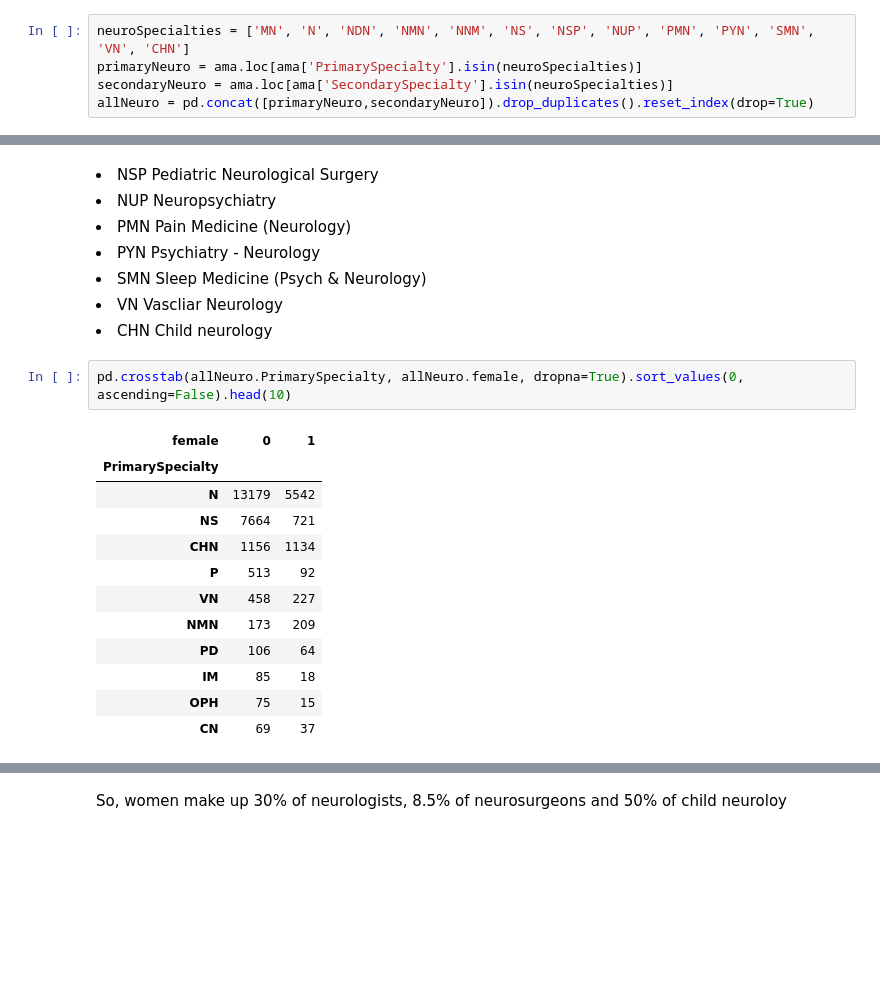
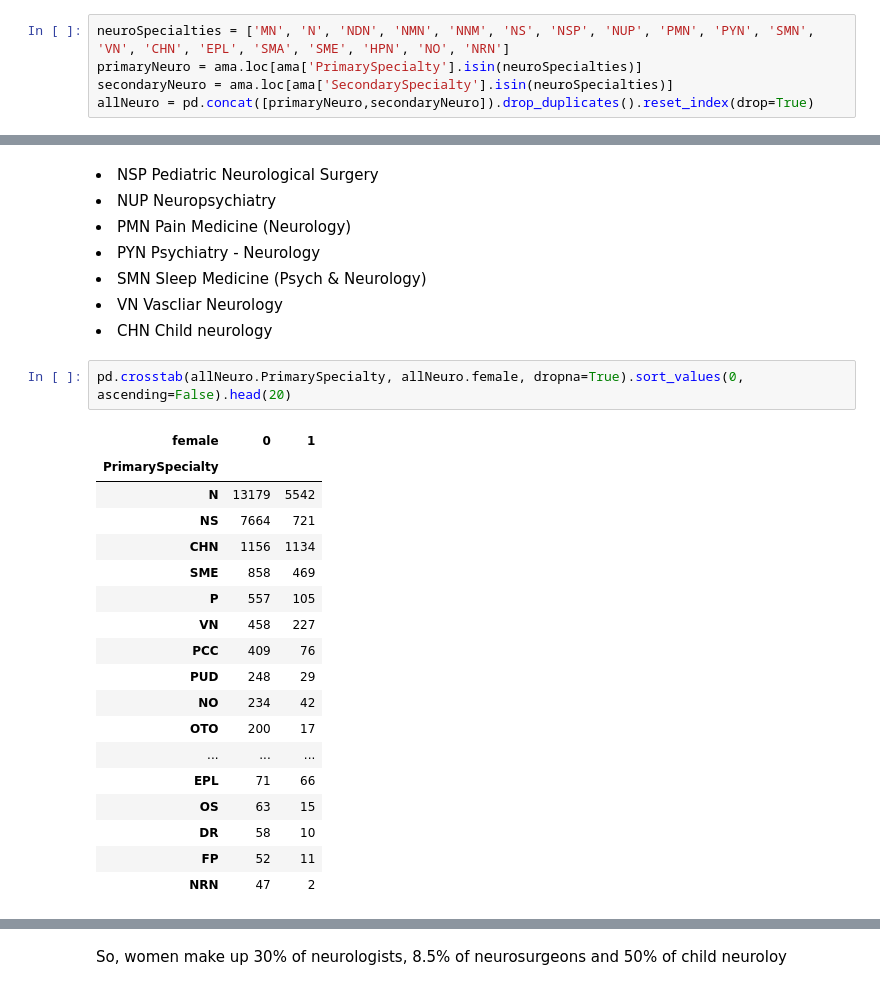
Before and after one commit to jburke5/genderMeetings, a Jupyter notebook: matchMeetingRecords.ipynb, the cells around one changed output, grey strips where cells are left out. Drawn from its saved outputs; the diff is of its cells as text; blank space fills up the shorter version.

Commit message:
updated specialty list to include epilepsy, sleep, etc. per zach's review of AMA specialities

```diff
--- a/matchMeetingRecords.ipynb
+++ b/matchMeetingRecords.ipynb
@@ -77,7 +59,7 @@ ama['female'] = ama['female'].astype(int)
 ama['MedSchoolYOG'] = ama['MedSchoolYOG'].astype(int)
 ama['YOGEst'] = ama.yot - 4
 # %%
-neuroSpecialties = ['MN', 'N', 'NDN', 'NMN', 'NNM', 'NS', 'NSP', 'NUP', 'PMN', 'PYN', 'SMN', 'VN', 'CHN']
+neuroSpecialties = ['MN', 'N', 'NDN', 'NMN', 'NNM', 'NS', 'NSP', 'NUP', 'PMN', 'PYN', 'SMN', 'VN', 'CHN', 'EPL', 'SMA', 'SME', 'HPN', 'NO', 'NRN']
 primaryNeuro = ama.loc[ama['PrimarySpecialty'].isin(neuroSpecialties)]
 secondaryNeuro = ama.loc[ama['SecondarySpecialty'].isin(neuroSpecialties)]
 allNeuro = pd.concat([primaryNeuro,secondaryNeuro]).drop_duplicates().reset_index(drop=True)
@@ -351,18 +333,24 @@ Neurology specialities from AMA masterfile
 <li>VN	Vascliar Neurology</li>
 <li>CHN Child neurology</li>
 # %%
-pd.crosstab(allNeuro.PrimarySpecialty, allNeuro.female, dropna=True).sort_values(0, ascending=False).head(10)
+pd.crosstab(allNeuro.PrimarySpecialty, allNeuro.female, dropna=True).sort_values(0, ascending=False).head(20)
 # %% [output]
 | female | 0 | 1 |
 | PrimarySpecialty |  |  |
 | N | 13179 | 5542 |
 | NS | 7664 | 721 |
 | CHN | 1156 | 1134 |
-| P | 513 | 92 |
+| SME | 858 | 469 |
+| P | 557 | 105 |
 | VN | 458 | 227 |
-| NMN | 173 | 209 |
-| PD | 106 | 64 |
-| IM | 85 | 18 |
-| OPH | 75 | 15 |
-| CN | 69 | 37 |
+| PCC | 409 | 76 |
+| PUD | 248 | 29 |
+| NO | 234 | 42 |
+| OTO | 200 | 17 |
+| ... | ... | ... |
+| EPL | 71 | 66 |
+| OS | 63 | 15 |
+| DR | 58 | 10 |
+| FP | 52 | 11 |
+| NRN | 47 | 2 |
 # %%
```
Also changed, not shown: parts of 33 cells of this notebook.
